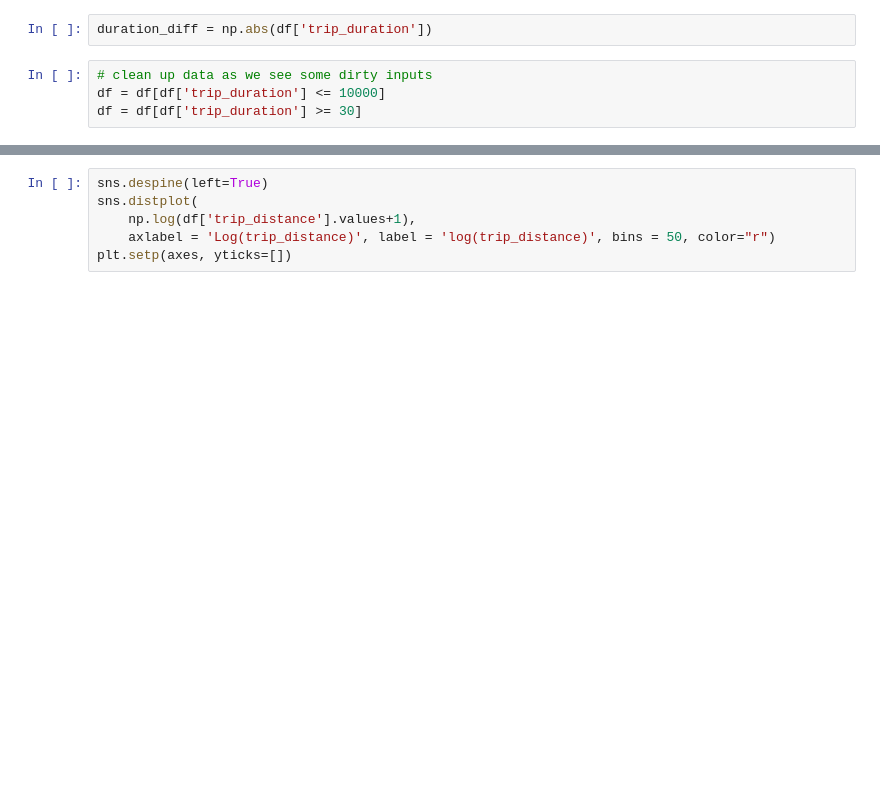
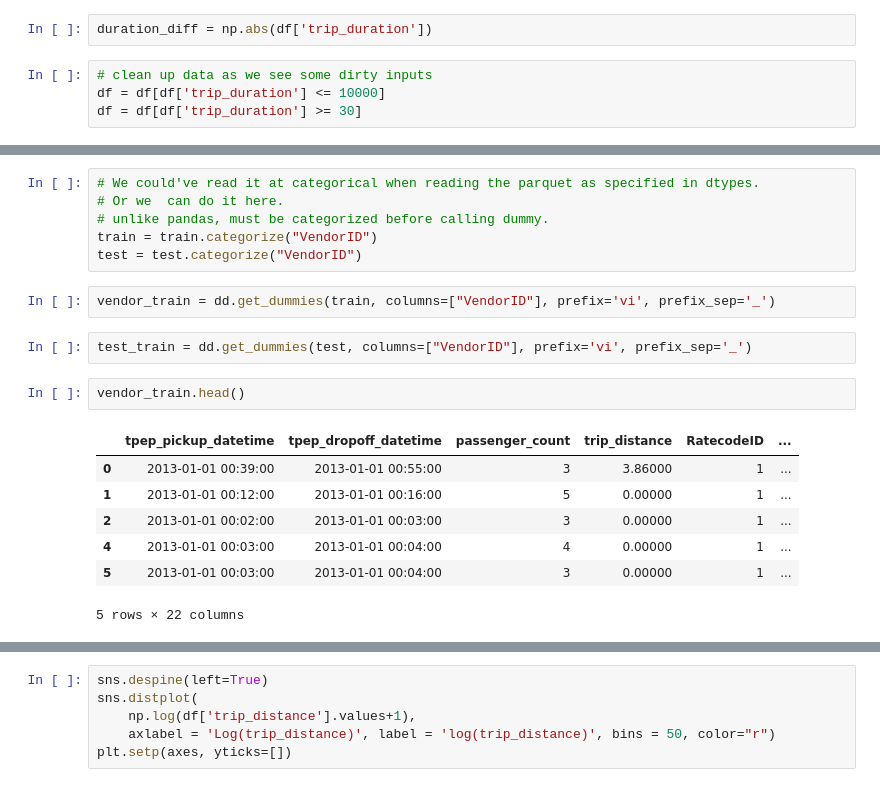
Before and after one commit to mlkimmins/scalingpythonml, a Jupyter notebook: dask/ch_4_duplicate_for_local.ipynb, the cells around one changed output, grey strips where cells are left out. Drawn from its saved outputs; the diff is of its cells as text; blank space fills up the shorter version.

```diff
--- a/dask/ch_4_duplicate_for_local.ipynb
+++ b/dask/ch_4_duplicate_for_local.ipynb
@@ -239,0 +264,20 @@ sns.distplot(df["log_trip_duration"], bins =100)
+# %%
+# We could've read it at categorical when reading the parquet as specified in dtypes.
+# Or we  can do it here.
+# unlike pandas, must be categorized before calling dummy.
+train = train.categorize("VendorID")
+test = test.categorize("VendorID")
+# %%
+vendor_train = dd.get_dummies(train, columns=["VendorID"], prefix='vi', prefix_sep='_')
+# %%
+test_train = dd.get_dummies(test, columns=["VendorID"], prefix='vi', prefix_sep='_')
+# %%
+vendor_train.head()
+# %% [output]
+|  | tpep_pickup_datetime | tpep_dropoff_datetime | passenger_count | trip_distance | RatecodeID | ... |
+| 0 | 2013-01-01 00:39:00 | 2013-01-01 00:55:00 | 3 | 3.86000 | 1 | ... |
+| 1 | 2013-01-01 00:12:00 | 2013-01-01 00:16:00 | 5 | 0.00000 | 1 | ... |
+| 2 | 2013-01-01 00:02:00 | 2013-01-01 00:03:00 | 3 | 0.00000 | 1 | ... |
+| 4 | 2013-01-01 00:03:00 | 2013-01-01 00:04:00 | 4 | 0.00000 | 1 | ... |
+| 5 | 2013-01-01 00:03:00 | 2013-01-01 00:04:00 | 3 | 0.00000 | 1 | ... |
+5 rows × 22 columns
```
Also changed, not shown: parts of 18 cells of this notebook.
